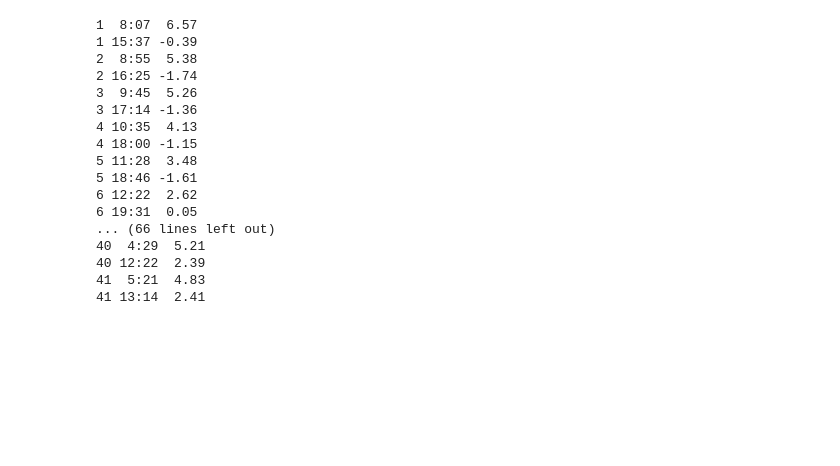
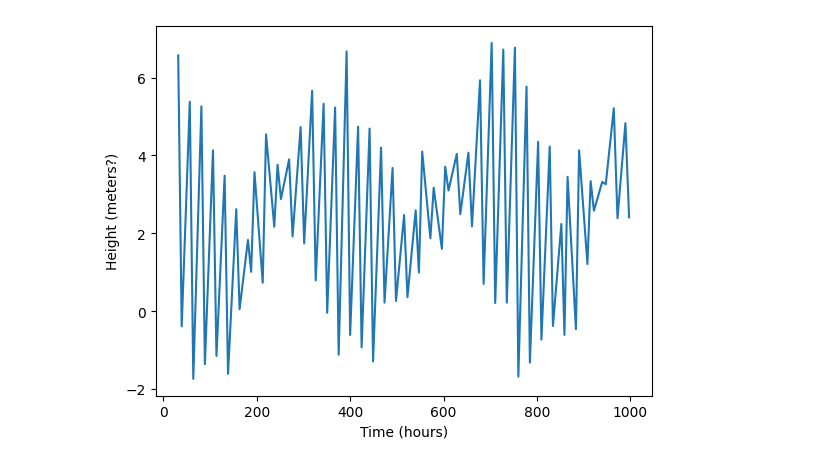
Before and after one commit to VNGucsc/ASTR-19-Group, a Jupyter notebook: main.ipynb, the cells around one changed output. Saved outputs shown, nothing was run; the diff lists cells and outputs as text; code cells hidden in the pictures; blank space fills up the shorter version.

Commit message:
Adding basic plotting for the data set.

```diff
--- a/main.ipynb
+++ b/main.ipynb
@@ -10,28 +5,37 @@ class dataPoint:
+# %%
+def parse(line):
+    day_str, time_str, height_str = line.split()
+
+    day = int(day_str)
+    hour_str, minute_str = time_str.split(":")
+    hour_temp = float(hour_str)
+    minute = int(minute_str)
+
+    hour = hour_temp + (day * 24) + (minute/60)
+
+    height = float(height_str)
+
+    return hour, height
 # %%
 file = open('ASTR19_F25_group_project_data.txt','r')
 data = file.readline()
 data = file.readline()
 data = file.readline()
 line = file.readline()
+hour_array = []
+height_array = []
+
 while line:
-    print(line.strip())
+    hour_temp, height_temp = parse(line)
+    hour_array.append(hour_temp)
+    height_array.append(height_temp)
     line = file.readline()
+
+plt.plot(hour_array, height_array)
+plt.xlabel("Time (hours)")
+plt.ylabel("Height (meters?)")
+plt.show()
+
 file.close()
 # %% [output]
-1  8:07  6.57
-1 15:37 -0.39
-2  8:55  5.38
-2 16:25 -1.74
-3  9:45  5.26
-3 17:14 -1.36
-4 10:35  4.13
-4 18:00 -1.15
-5 11:28  3.48
-5 18:46 -1.61
-6 12:22  2.62
-6 19:31  0.05
-... (66 lines left out)
-40  4:29  5.21
-40 12:22  2.39
-41  5:21  4.83
-41 13:14  2.41
+[figure, added]
```
Also changed, not shown: parts of 2 cells of this notebook.
